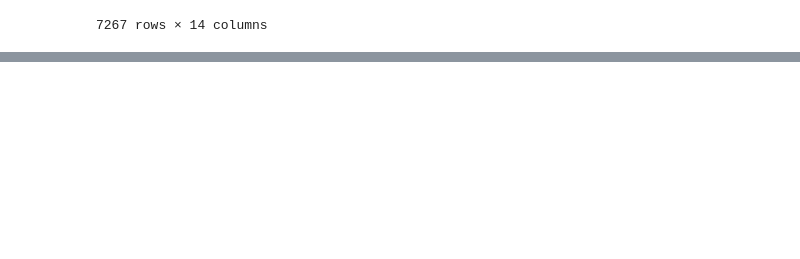
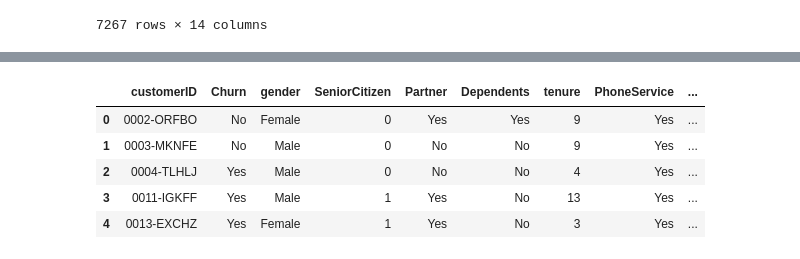
Before and after one commit to vanderpinheiro/Alura-voz, a Jupyter notebook: Base de dados/Untitled.ipynb, the cells around one changed output, grey strips where cells are left out. Saved outputs shown, nothing was run; the diff lists cells and outputs as text; code cells hidden in the pictures; blank space fills up the shorter version.

```diff
--- a/Base de dados/Untitled.ipynb
+++ b/Base de dados/Untitled.ipynb
@@ -325,0 +473,4 @@ Name: Charges.Total, Length: 6531, dtype: int64
+# %%
+# pegando os índices do Charges.Total iguais a zero
+idx = dados[dados['Charges.Total'] == ' '][['tenure','Charges.Monthly','Charges.Total']].index
+idx
@@ -325,0 +479,3 @@ Name: Charges.Total, Length: 6531, dtype: int64
+# %%
+# Igualando os gasto mensal ao gasto total, apenas dos índices que são tenure e Charges.Total iguais 0
+dados.loc[idx,'Charges.Total']= dados.loc[idx,'Charges.Monthly']
@@ -325,0 +527,2 @@ Name: Charges.Total, Length: 6531, dtype: int64
+# %%
+dados['Charges.Total'] = dados['Charges.Total'].astype('float')
@@ -325,0 +550,9 @@ Name: Charges.Total, Length: 6531, dtype: int64
+# %%
+dados.head(5)
+# %% [output]
+|  | customerID | Churn | gender | SeniorCitizen | Partner | Dependents | tenure | PhoneService | ... |
+| 0 | 0002-ORFBO | No | Female | 0 | Yes | Yes | 9 | Yes | ... |
+| 1 | 0003-MKNFE | No | Male | 0 | No | No | 9 | Yes | ... |
+| 2 | 0004-TLHLJ | Yes | Male | 0 | No | No | 4 | Yes | ... |
+| 3 | 0011-IGKFF | Yes | Male | 1 | Yes | No | 13 | Yes | ... |
+| 4 | 0013-EXCHZ | Yes | Female | 1 | Yes | No | 3 | Yes | ... |
```
Also changed, not shown: parts of 55 cells of this notebook, 1 other file.
